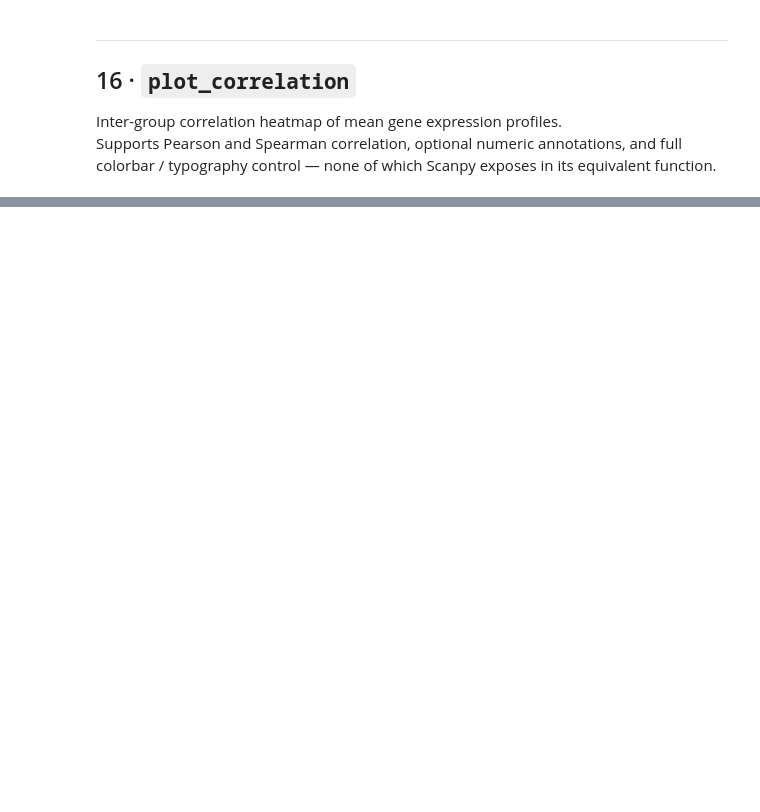
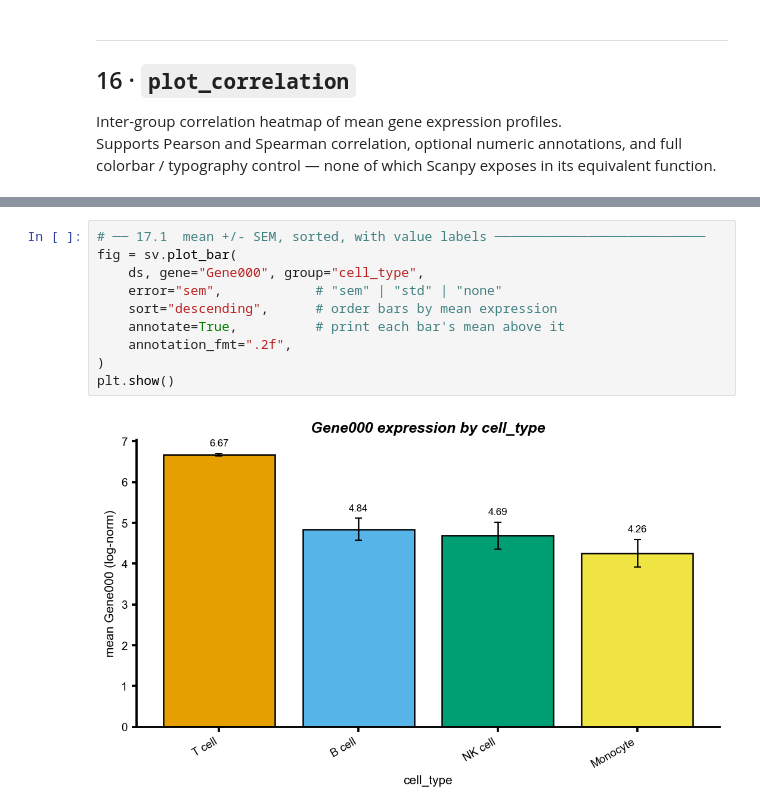
Before and after one commit to xuan13hao/scPyviewer, a Jupyter notebook: tutorial.ipynb, the cells around one changed output, grey strips where cells are left out. Drawn from its saved outputs; the diff is of its cells as text; blank space fills up the shorter version.

```diff
--- a/tutorial.ipynb
+++ b/tutorial.ipynb
@@ -939,0 +968,12 @@ plt.show()
+# %%
+# ── 17.1  mean +/- SEM, sorted, with value labels ───────────────────────────
+fig = sv.plot_bar(
+    ds, gene="Gene000", group="cell_type",
+    error="sem",            # "sem" | "std" | "none"
+    sort="descending",      # order bars by mean expression
+    annotate=True,          # print each bar's mean above it
+    annotation_fmt=".2f",
+)
+plt.show()
+# %% [output]
+[figure, added]
```
Also changed, not shown: parts of 53 cells of this notebook, 1 other file.
